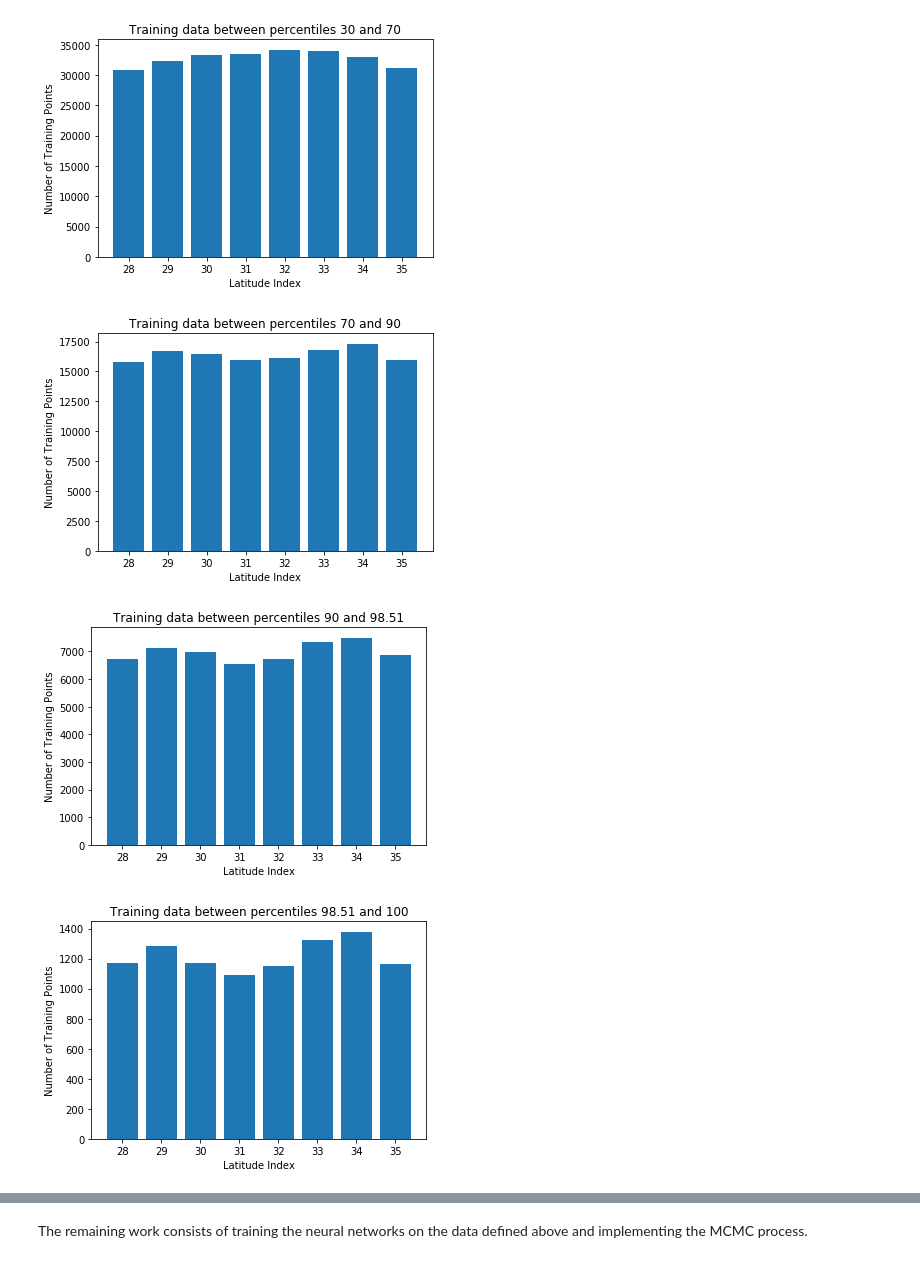
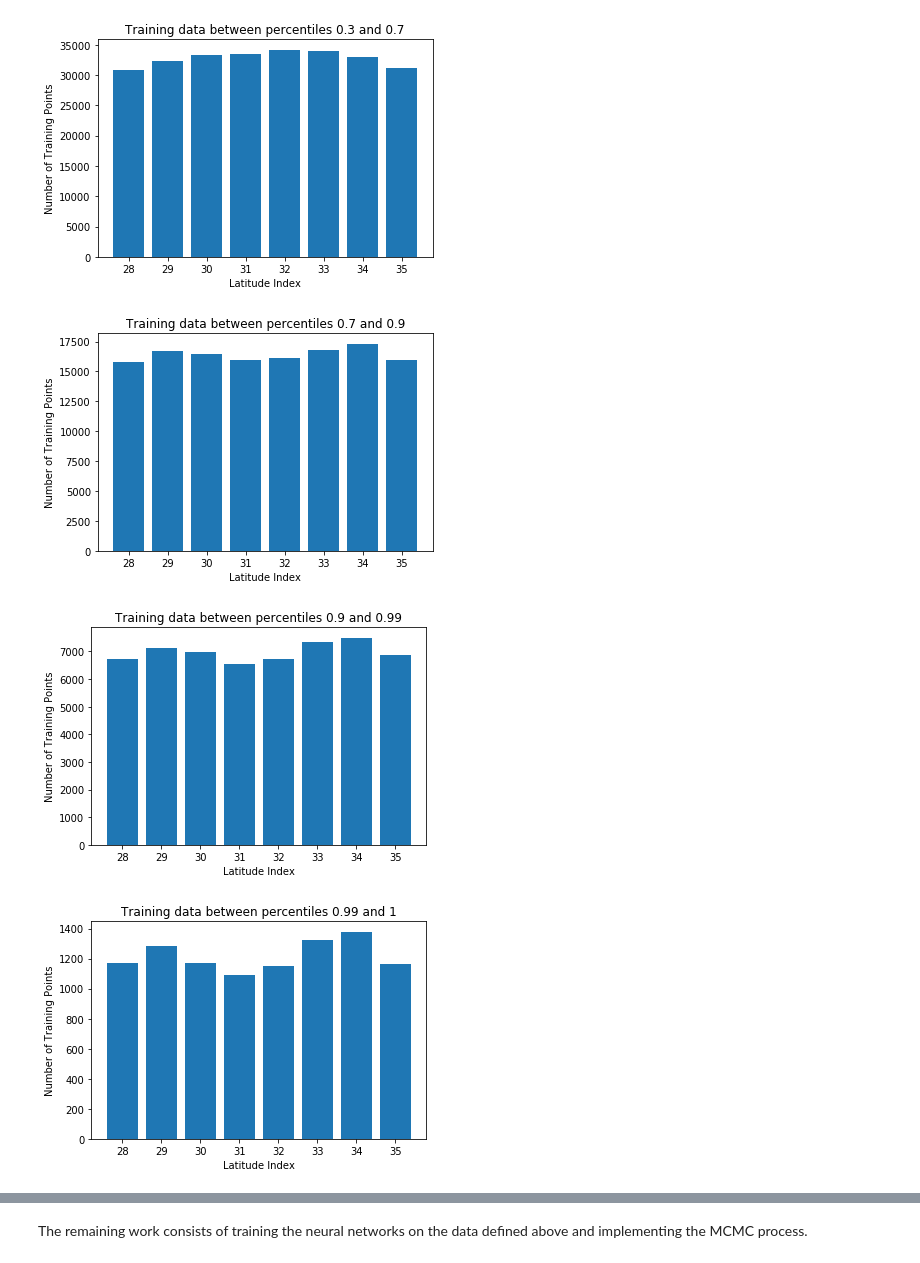
Before and after one commit to sarenehan/uwnet, a Jupyter notebook: uwnet/stochastic_parameterization/partition_data_for_mcmc.ipynb, the cells around one changed output, grey strips where cells are left out. Cells and saved outputs as stored; diff of their text form; code cells hidden in the pictures.

```diff
--- a/uwnet/stochastic_parameterization/partition_data_for_mcmc.ipynb
+++ b/uwnet/stochastic_parameterization/partition_data_for_mcmc.ipynb
@@ -14,8 +14,8 @@ dataset = dataset.isel(y=list(range(28, 36)))
 # of data points with zero precipitation.
 from collections import Counter
 precip_values = dataset.Prec.values.ravel()
-zero_precip_percentile = (100 * (Counter(precip_values)[0] / len(precip_values))) + 0.001
-percentiles = [zero_precip_percentile, 10, 30, 70, 90, 100 - zero_precip_percentile, 100]
+zero_precip_percentile = (Counter(precip_values)[0] / len(precip_values)) + 0.00001
+percentiles = [zero_precip_percentile, .10, .30, .70, .90, 1 - zero_precip_percentile, 1]
 # %%
 # Plot latitudinal distribution of training points for each bin
 %matplotlib inline
@@ -23,8 +23,8 @@ from matplotlib import pyplot as plt
 latitude_indices = list(range(28, 36))
 last_percentile = 0
 for percentile in percentiles:
-    min_precip = np.percentile(precip_values, last_percentile)
-    max_precip = np.percentile(precip_values, percentile)
+    min_precip = dataset.Prec.quantile(last_percentile)
+    max_precip = dataset.Prec.quantile(percentile)
     filtered_ds = dataset.where(dataset.Prec >= min_precip).where(dataset.Prec < max_precip)
     n_training_points_by_latitude = (~np.isnan(filtered_ds.Prec.values)).sum(axis=0).sum(axis=1)
     plt.bar(list(range(len(latitude_indices))), n_training_points_by_latitude, tick_label=latitude_indices)
@@ -40,4 +40,4 @@ for percentile in percentiles:
-[figure, old version]
+[figure, new version]
-[figure, old version]
+[figure, new version]
-[figure, old version]
+[figure, new version]
-[figure, old version]
+[figure, new version]
```
Also changed, not shown: parts of 5 cells of this notebook.
